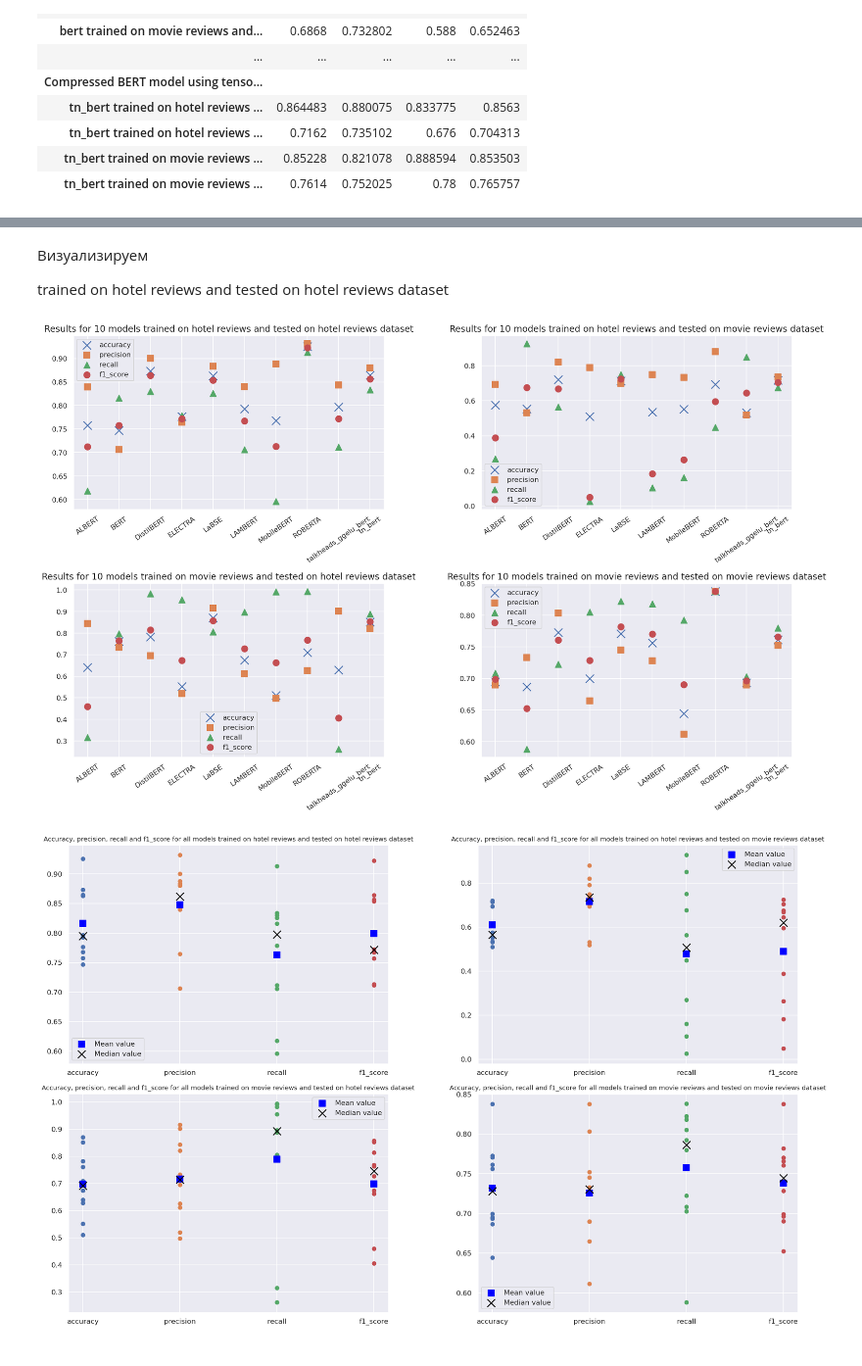
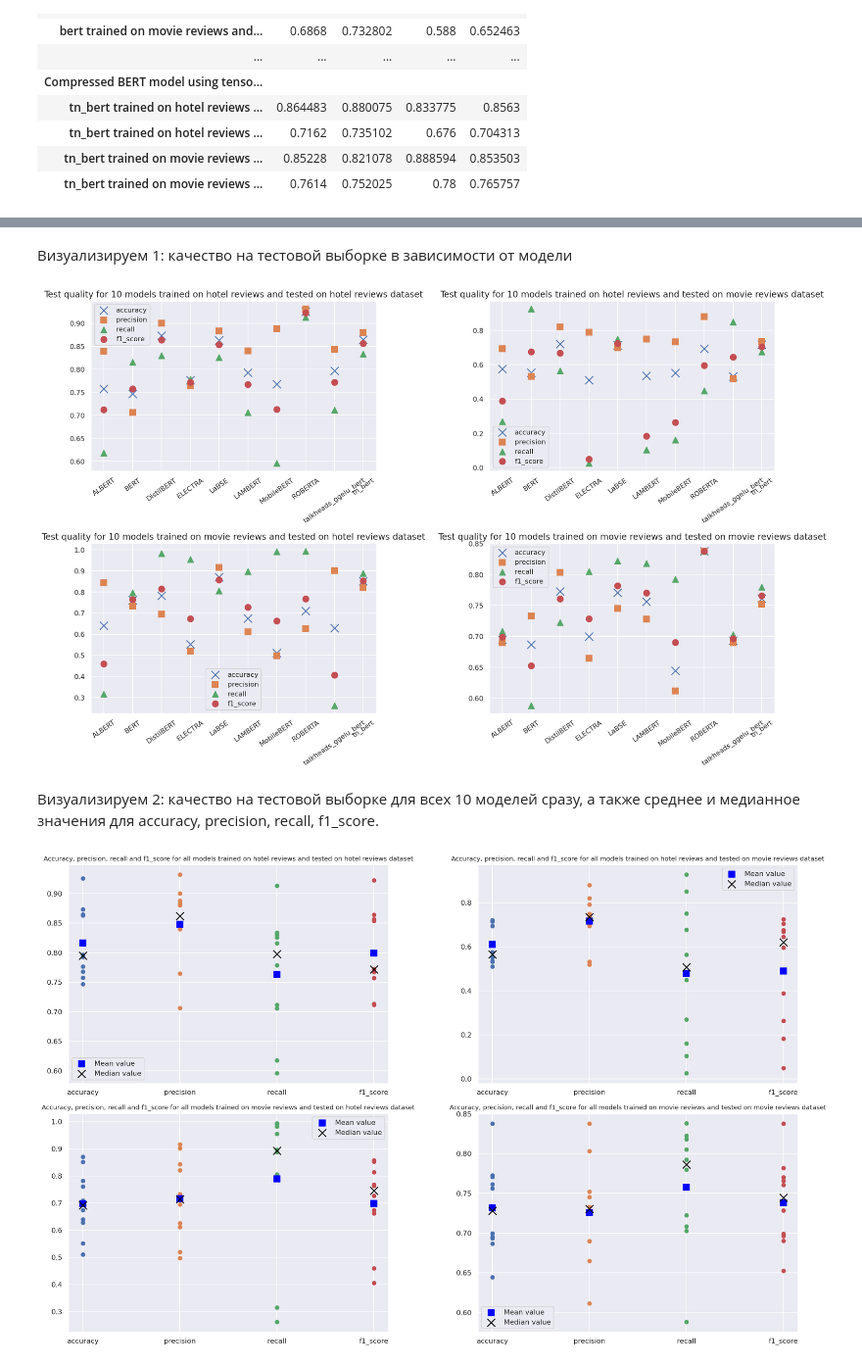
Before and after one commit to Oleg13Kopylov/comparing_datasets, a Jupyter notebook: df_with_all_models.ipynb, the cells around one changed output, grey strips where cells are left out. Shown at 98% size. Drawn from its saved outputs; the diff is of its cells as text; code cells hidden in the pictures.

```diff
--- a/df_with_all_models.ipynb
+++ b/df_with_all_models.ipynb
@@ -347,0 +635,21 @@ df_with_all_models
+# %%
+df_with_quality_difference = pd.DataFrame(columns=['accuracy', 'precision', 'recall', 'f1_score'])
+# %%
+for index, row in df_with_all_models.iterrows():
+    # будем считать test_quality - train_quality
+    if row['accuracy'] == ' ':
+        # рассматриваемая строка представляет собой название модели
+        df_with_quality_difference.loc[index] = ' '
+    else:
+        # рассматриваемая строка представляет собой результаты тестирования
+
+        # parse index
+        index_words = [word for word in index.split()]
+        beginning_of_index = index_words[0]
+        for i in range(1, 5):
+            beginning_of_index += ' ' + index_words[i]
+        # fill the new dataframe
+        for column_name in ['accuracy', 'precision', 'recall', 'f1_score']:
+            test_quality = row[column_name]
+            train_quality = df_with_train_quality_all_models.loc[beginning_of_index + ' quality on train dataset', column_name]
+            df_with_quality_difference.loc[index + ' quality difference' , column_name] = test_quality - train_quality
@@ -347,0 +679,21 @@ df_with_all_models
+# %%
+df_with_quality_difference_in_percent = pd.DataFrame(columns=['accuracy', 'precision', 'recall', 'f1_score'])
+# %%
+for index, row in df_with_all_models.iterrows():
+    # будем считать test_quality - train_quality
+    if row['accuracy'] == ' ':
+        # рассматриваемая строка представляет собой название модели
+        df_with_quality_difference_in_percent.loc[index] = ' '
+    else:
+        # рассматриваемая строка представляет собой результаты тестирования
+
+        # parse index
+        index_words = [word for word in index.split()]
+        beginning_of_index = index_words[0]
+        for i in range(1, 5):
+            beginning_of_index += ' ' + index_words[i]
+        # fill the new dataframe
+        for column_name in ['accuracy', 'precision', 'recall', 'f1_score']:
+            test_quality = row[column_name]
+            train_quality = df_with_train_quality_all_models.loc[beginning_of_index + ' quality on train dataset', column_name]
+            df_with_quality_difference_in_percent.loc[index + ' difference in percent' , column_name] = (test_quality - train_quality) / train_quality * 100
@@ -372,31 +744,31 @@ plt.rcParams['savefig.format'] = 'pdf'
 #                'LAMBERT', 'MobileBERT', 'ROBERTA', 'BERT with Talking-Heads Attention and Gated GELU', 'Compressed BERT model using tensor networks']
 model_names = ['ALBERT', 'BERT', 'DistilBERT', 'ELECTRA', 'LaBSE',
                'LAMBERT', 'MobileBERT', 'ROBERTA', 'talkheads_ggelu_bert', 'tn_bert']
-# %% [markdown]
-Визуализируем
-
-trained on hotel reviews and tested on hotel reviews dataset
+# %% [markdown]
+Визуализируем 1: качество на тестовой выборке в зависимости от модели
 # %%
 dataset_names = ['hotel', 'movie']
 # %%
 fig, axes = plt.subplots(2, 2, figsize=(18, 11))
 for i in range(2):
     for j in range(2):
         df_cur = df_with_all_models[df_with_all_models.index.str.contains('trained on ' + dataset_names[i] +
                                                                           ' reviews and tested on ' + dataset_names[j] + ' reviews dataset') == True]
         axes[i, j].scatter(x=model_names, y=df_cur.accuracy, label='accuracy', marker='x', s=170)
         axes[i, j].scatter(x=model_names, y=df_cur.precision, label='precision', marker='s', s=100)
         axes[i, j].scatter(x=model_names, y=df_cur.recall, label='recall', marker='^', s=100)
         axes[i, j].scatter(x=model_names, y=df_cur.f1_score, label='f1_score', s=100)
-        axes[i, j].set_title("Results for 10 models "
+        axes[i, j].set_title("Test quality for 10 models "
          + 'trained on ' + dataset_names[i] +' reviews and tested on '
          + dataset_names[j] + ' reviews dataset', fontsize=14)
         axes[i, j].tick_params(axis='x', labelrotation = 35)
         axes[i, j].legend()
 fig.tight_layout()
 plt.show()
 # %% [output]
-[figure, old version]
+[figure, new version]
+# %% [markdown]
+Визуализируем 2: качество на тестовой выборке для всех 10 моделей сразу, а также среднее и медианное значения для accuracy, precision, recall, f1_score.
 # %%
 fig, axes = plt.subplots(2, 2, figsize=(18, 11))
 for i in range(2):
```
Also changed, not shown: parts of 43 cells of this notebook.
